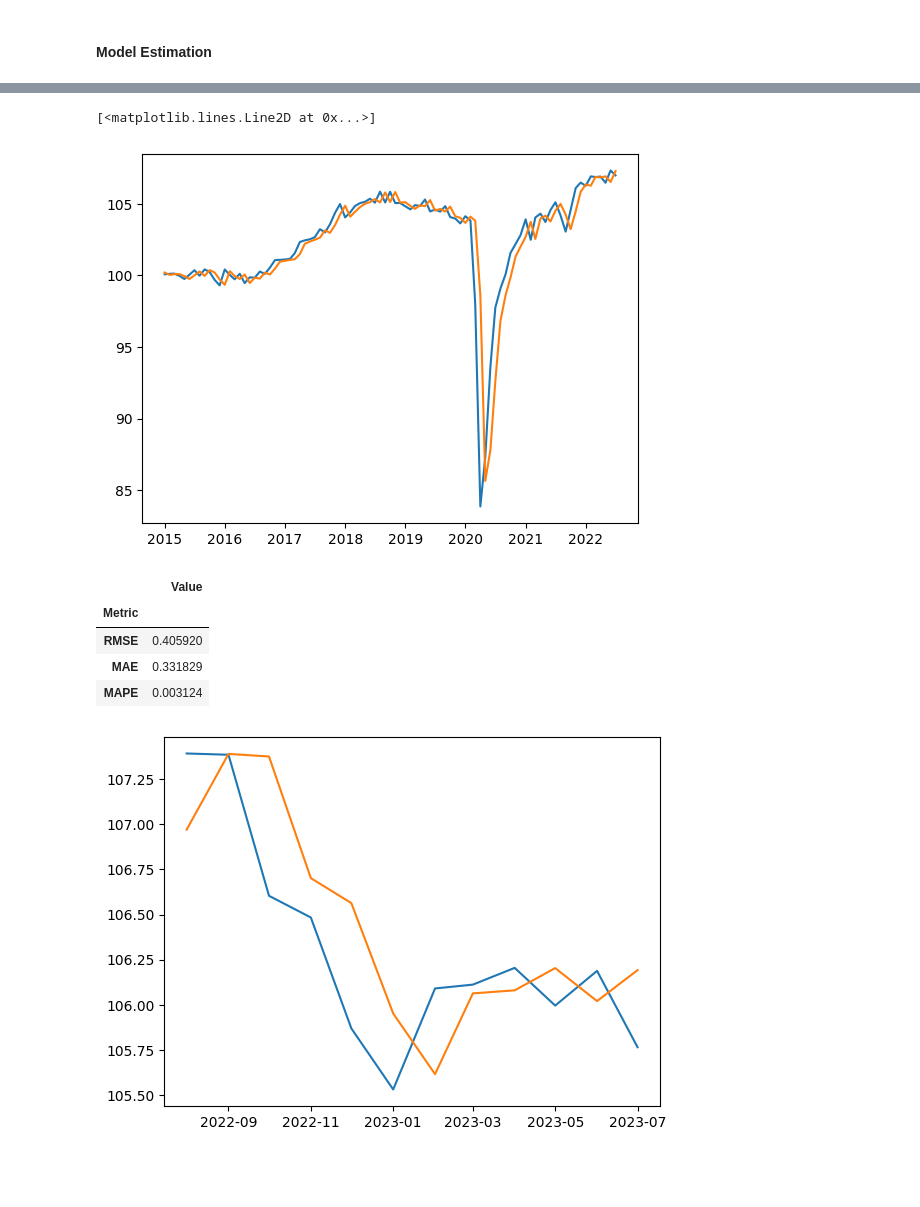
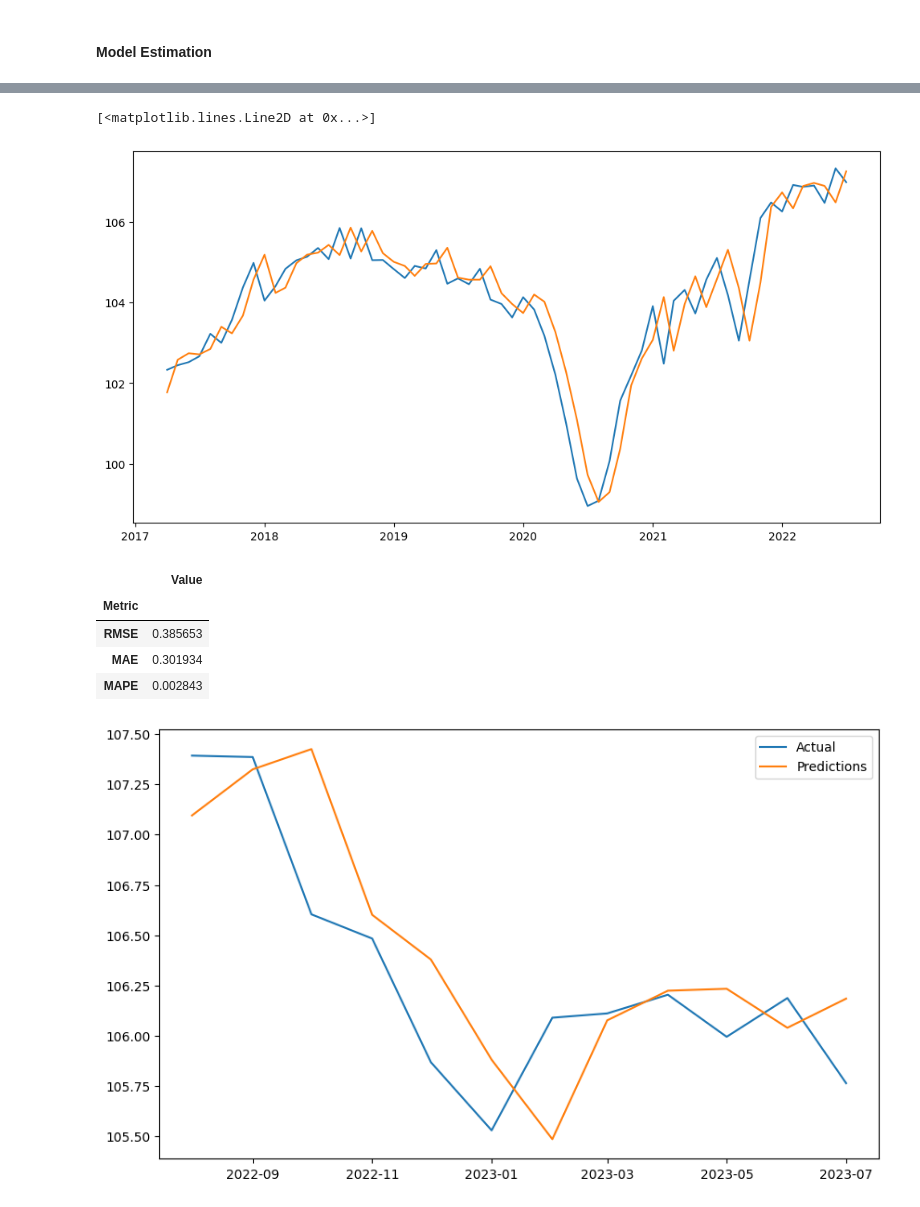
Before and after one commit to ViniNazato/PredictingIndustrialProduction, a Jupyter notebook: Main.ipynb, the cells around one changed output, grey strips where cells are left out. Saved outputs shown, nothing was run; the diff lists cells and outputs as text; code cells hidden in the pictures; blank space fills up the shorter version.

```diff
--- a/Main.ipynb
+++ b/Main.ipynb
@@ -35,0 +36,3 @@ plt.legend()
+# %%
+insample = pd.read_excel(r'OECDInterpolated.xlsx', index_col=0)
+insample.index = pd.to_datetime(insample.index)
@@ -304,7 +328,7 @@ plt.plot(outsample.index, arima_predictions)
 ##### Feature Engineering
 # %%
 import pandas_ta as ta
-industrial_ann = raw_industrial.copy()
+industrial_ann = pd.concat((insample, outsample), axis=0)
 lags = 3
 industrial_ann.rename(columns={'Value': 'Target'}, inplace=True)
 
@@ -336,7 +360,7 @@ from sklearn.preprocessing import MinMaxScaler
 from torch.utils.data import DataLoader, TensorDataset
 from utils import Dataset
 
-train = industrial_ann['2015':'2022-07']
+train = industrial_ann['2017':'2022-07']
 test = industrial_ann['2022-08':]
 
 X_train = train.iloc[:,1:]
@@ -360,7 +384,7 @@ network = FeedForwardANN(input_dim=len(X_test.columns))
 net = NeuralNet(network,
     criterion= nn.MSELoss(),
     max_epochs=500,
-    lr=0.01,
+    lr=0.1,
     batch_size=16,
     callbacks=[Checkpoint(load_best=True)],
     optimizer = Adam,
@@ -373,17 +397,17 @@ pipe = Pipeline([
 ])
 
 # params = {
-#     'net__lr': [0.5, 0.1, 0.01 ,0.001],
+#     'net__lr': [0.5, 0.2 , 0.1, 0.01 ],
 #     'net__batch_size': [5,8,16],
 #     # 'net__module__h_neuron':[2,3,5,8],
 #     # 'net__module__input_dim':[len(X_test.columns)]
 # }
 
 gs = pipe.fit(X_train.values.astype('float32'), y_train.values.reshape(-1, 1).astype('float32'))
-
+#
 # gs = GridSearchCV(pipe, params,cv=TimeSeriesSplit(n_splits=3),  scoring='neg_mean_squared_error', verbose=2)
 
-gs.fit(X_train.values.astype('float32'), y_train.values.reshape(-1, 1).astype('float32'))
+# gs.fit(X_train.values.astype('float32'), y_train.values.reshape(-1, 1).astype('float32'))
 # gs.best_params_
 # %% [output]
   epoch    train_loss    valid_loss    cp     dur
@@ -419,19 +430,23 @@ Pipeline(steps=[('scale', MinMaxScaler()),
 # %%
 ann_grid_predictions = gs.predict(X_train.values.astype('float32'))
 
+plt.figure(figsize=(12,6))
 plt.plot(y_train)
 plt.plot(y_train.index, ann_grid_predictions)
 
 # df_metrics = metrics(outsample, ann_grid_predictions)
 # df_metrics
 # %% [output]
 [<matplotlib.lines.Line2D at 0x...>]
-[figure, old version]
+[figure, new version]
 # %%
 ann_grid_predictions = gs.predict(X_test.values.astype('float32'))
 
-plt.plot(outsample)
-plt.plot(outsample.index, ann_grid_predictions)
+plt.figure(figsize=(10,6))
+plt.plot(outsample, label='Actual')
+plt.plot(outsample.index, ann_grid_predictions,label='Predictions')
+plt.legend()
+
 
 df_metrics_ann = metrics(outsample, ann_grid_predictions)
 df_metrics_ann.set_index('Metric', inplace=True)
@@ -439,10 +454,10 @@ df_metrics_ann
 # %% [output]
 |  | Value |
 | Metric |  |
-| RMSE | 0.405920 |
-| MAE | 0.331829 |
-| MAPE | 0.003124 |
+| RMSE | 0.385653 |
+| MAE | 0.301934 |
+| MAPE | 0.002843 |
-[figure, old version]
+[figure, new version]
 # %%
 df_predictions = pd.DataFrame({})
 
```
Also changed, not shown: parts of 23 cells of this notebook, 8 other files.
